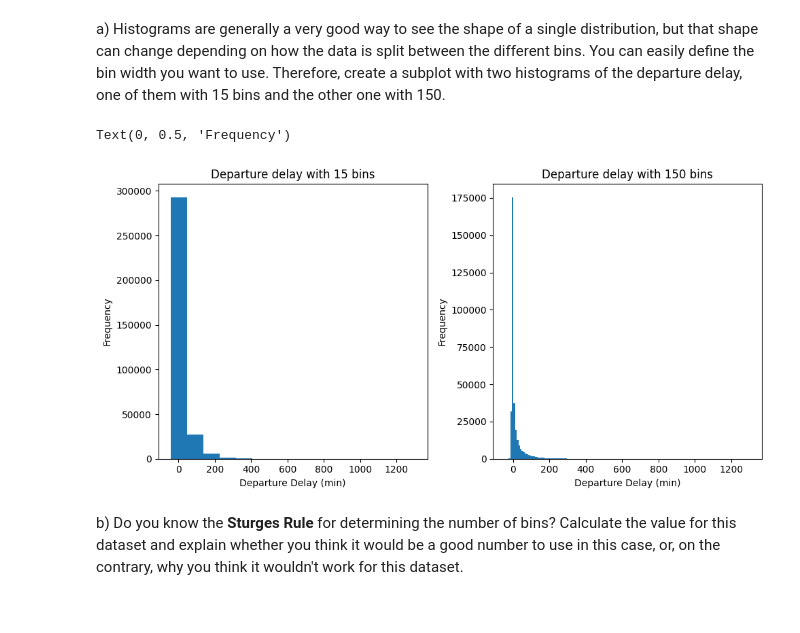
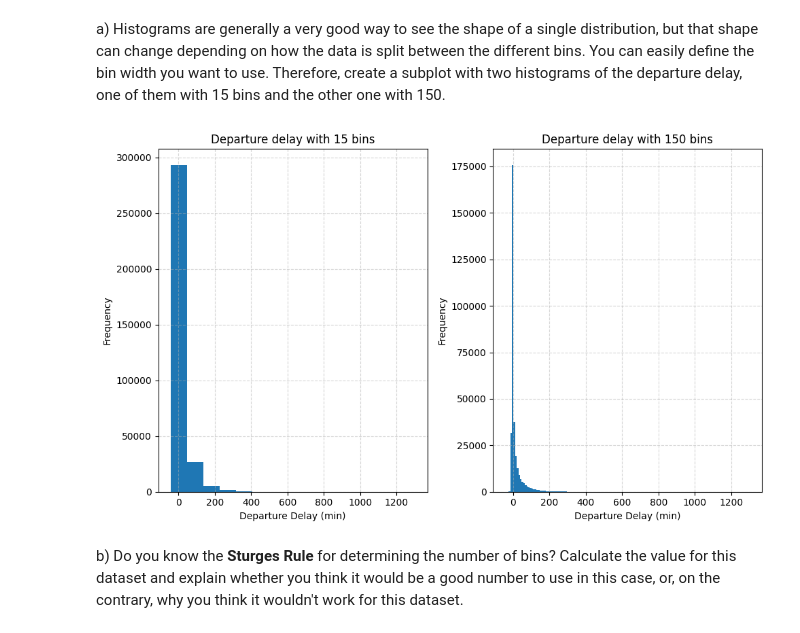
Before and after one commit to SergioCuencaNunez/isc-labs, a Jupyter notebook: unit 4/lab4.ipynb, the cells around one changed output. Drawn from its saved outputs; the diff is of its cells as text; code cells hidden in the pictures.

```diff
--- a/unit 4/lab4.ipynb
+++ b/unit 4/lab4.ipynb
@@ -211,20 +211,21 @@ We will use some of these functions in this lab, and learn about others in futur
 # %% [markdown]
 a) Histograms are generally a very good way to see the shape of a single distribution, but that shape can change depending on how the data is split between the different bins. You can easily define the bin width you want to use. Therefore, create a subplot with two histograms of the departure delay, one of them with 15 bins and the other one with 150.
 # %%
-fig, axs = plt.subplots(1, 2, tight_layout=True, figsize=(10, 5))
+fig, axs = plt.subplots(1, 2, tight_layout=True, figsize=(10, 6))
 
 axs[0].hist(df_flight['dep_delay'], bins=15)
 axs[0].set_title('Departure delay with 15 bins')
 axs[0].set_xlabel('Departure Delay (min)')
 axs[0].set_ylabel('Frequency')
+axs[0].grid(linestyle = '--', alpha = 0.5)
 
 axs[1].hist(df_flight['dep_delay'], bins=150)
 axs[1].set_title('Departure delay with 150 bins')
 axs[1].set_xlabel('Departure Delay (min)')
 axs[1].set_ylabel('Frequency')
+axs[1].grid(linestyle = '--', alpha = 0.5)
 # %% [output]
-Text(0, 0.5, 'Frequency')
-[figure, old version]
+[figure, new version]
 # %% [markdown]
 b) Do you know the **Sturges Rule** for determining the number of bins? Calculate the value for this dataset and explain whether you think it would be a good number to use in this case, or, on the contrary, why you think it wouldn't work for this dataset.
 # %%
```
Also changed, not shown: parts of 7 cells of this notebook, 1 other file.
